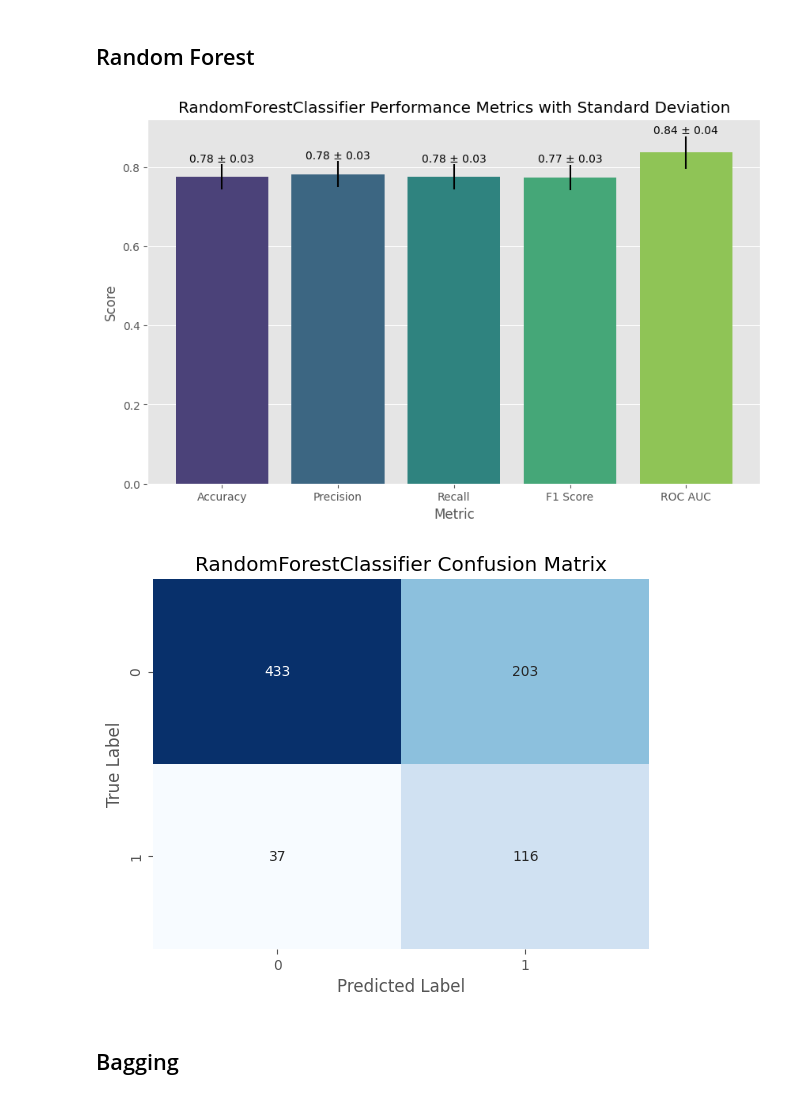
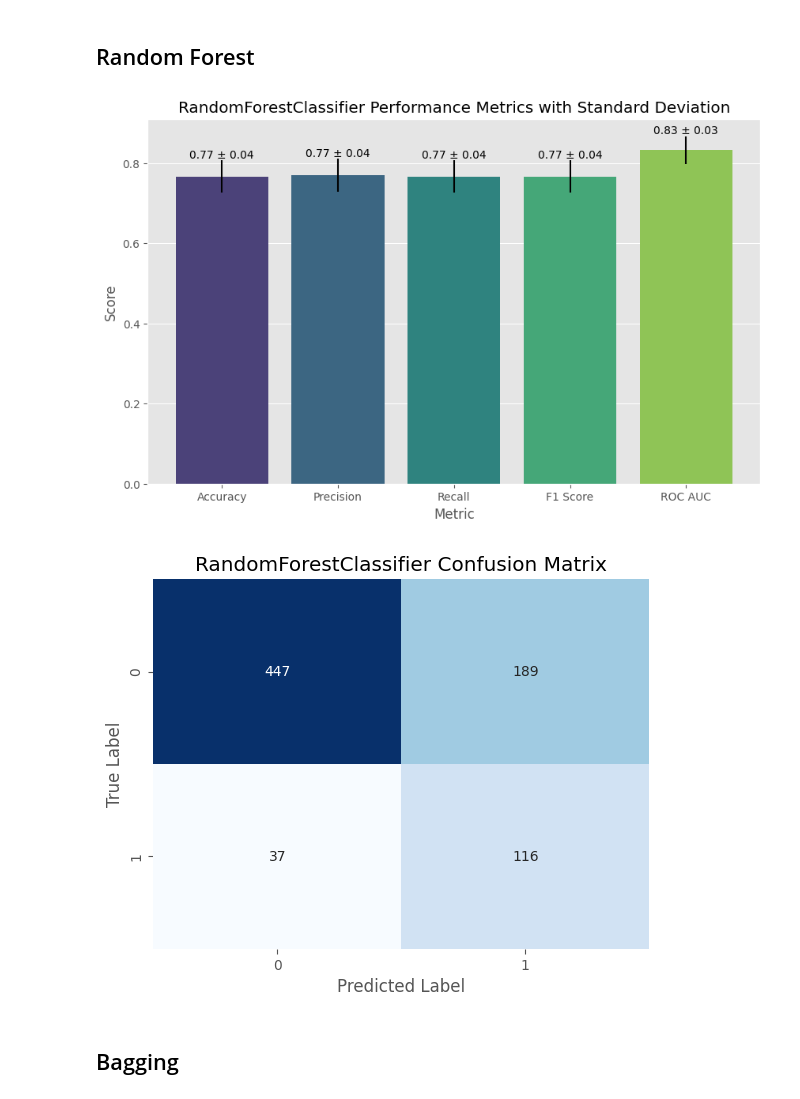
Before and after one commit to okaynils/fhnw-ds-aml, a Jupyter notebook: notebook.ipynb, the cells around one changed output. Cells and saved outputs as stored; diff of their text form; code cells hidden in the pictures.

```diff
--- a/notebook.ipynb
+++ b/notebook.ipynb
@@ -866,7 +867,7 @@ client_df.head(5)
 ### Temporal Features
 Account age
 # %%
-client_df['account_age'] = (pd.to_datetime('today') - pd.to_datetime(client_df['account_date'])).dt.days // 365
+client_df['account_age'] = (pd.to_datetime('2000-01-01') - pd.to_datetime(client_df['account_date'])).dt.days // 365
 
 client_df.head(5)
 # %% [output]
@@ -1096,4 +1124,0 @@ plot_confusion_matrix(best_estimator, X_test[all_vars_column_selection.columns],
-# %%
-from src.plot_utils import plot_learning_curve
-
-plot_learning_curve(best_estimator, X_train[all_vars_column_selection.columns], y_train)
@@ -1104,28 +1127,35 @@ plot_learning_curve(best_estimator, X_train[all_vars_column_selection.columns],
 # %%
 from sklearn.ensemble import RandomForestClassifier
 
 all_vars_prep_pipeline, all_vars_column_selection = build_preprocessor_pipeline(X_train, include_columns=X_train.columns.tolist())
 
 rf_pipeline = Pipeline([
     ('preprocessor', all_vars_prep_pipeline),
     ('classifier', RandomForestClassifier(random_state=1337))
 ])
 
 param_grid = {
-    'classifier__max_depth': [5, 10, 20],
-    'classifier__n_estimators': [10, 20, 30],
+    'classifier__max_depth': [5, 10, 20, 30, 50],
+    'classifier__n_estimators': [10, 20, 30]
 }
 
-best_estimator, best_params, metrics_df, roc_curves, pr_curves, lift_probs, true_labels = cross_validate(
-    rf_pipeline, X_train[all_vars_column_selection.columns], y_train, param_grid=param_grid
-)
+(rf_estimator,
+ rf_params,
+ rf_metrics_df,
+ rf_roc_curves,
+ rf_pr_curves,
+ rf_lift_probs,
+ rf_true_labels) = cross_validate(rf_pipeline,
+                                  X_train[all_vars_column_selection.columns],
+                                  y_train,
+                                  param_grid=param_grid)
 
-model_name = best_estimator.named_steps['classifier'].__class__.__name__
+model_name = rf_estimator.named_steps['classifier'].__class__.__name__
 
-plot_metrics(metrics_df, model_name)
-plot_confusion_matrix(best_estimator, X_test[all_vars_column_selection.columns], y_test, model_name)
+plot_metrics(rf_metrics_df, model_name)
+plot_confusion_matrix(rf_estimator, X_test[all_vars_column_selection.columns], y_test, model_name)
 # %% [output]
-[figure, old version]
+[figure, new version]
 [figure]
 # %% [markdown]
 ## Bagging
```
Also changed, not shown: parts of 28 cells of this notebook, 3 other files.
